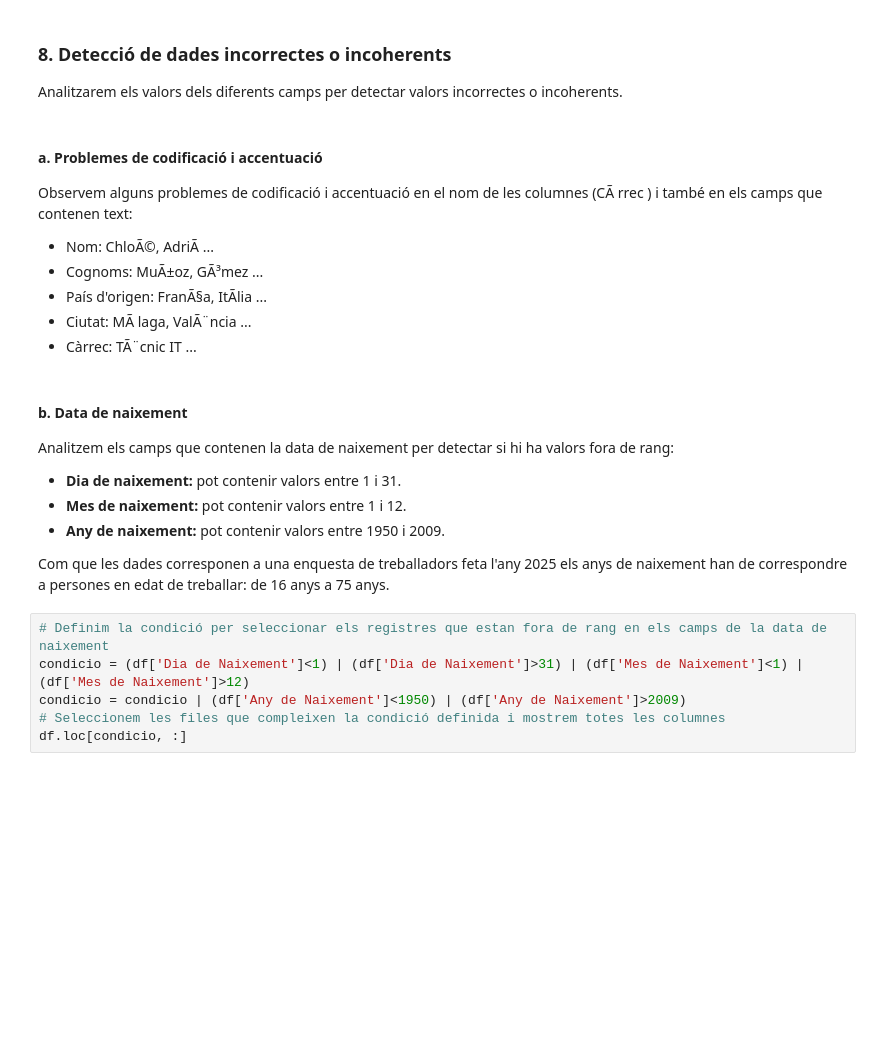
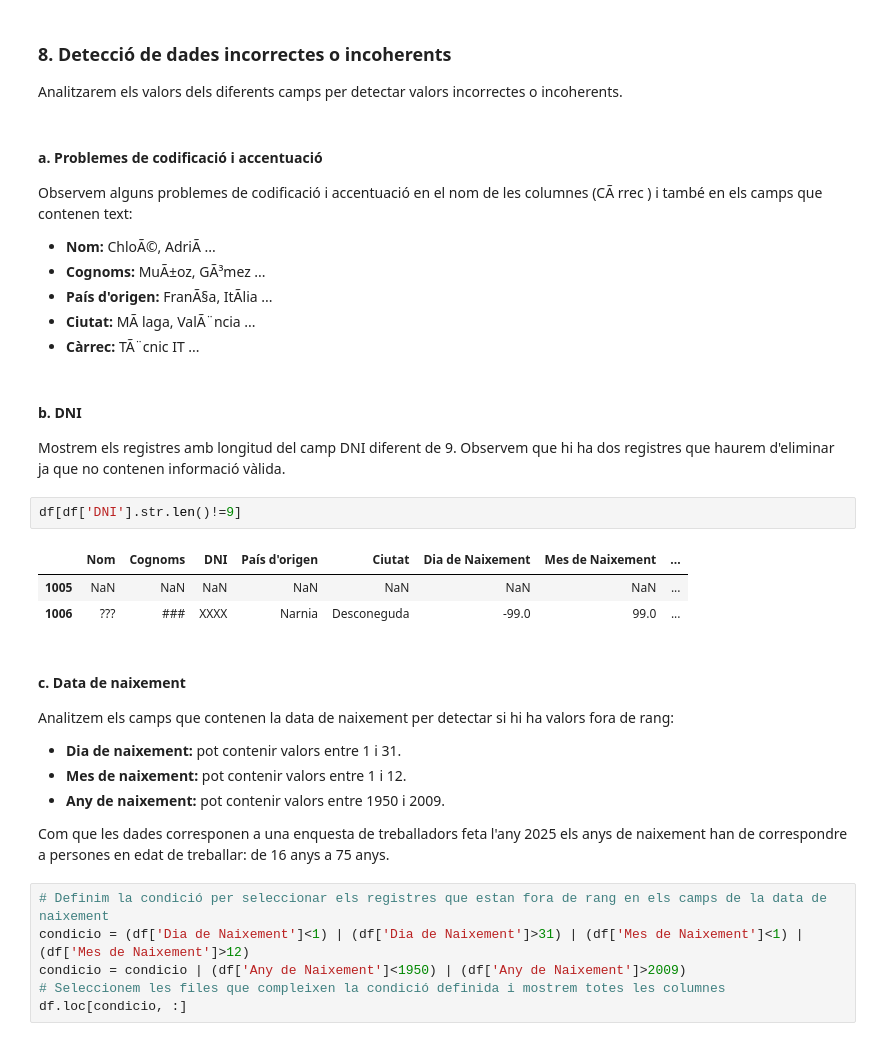
Before and after one commit to roser740/Data-Analytics, a Jupyter notebook: TASQUES S8/TS8_01_roser_carrera.ipynb, the cells around one changed output. Cells and saved outputs as stored; diff of their text form; blank space fills up the shorter version.

```diff
--- a/TASQUES S8/TS8_01_roser_carrera.ipynb
+++ b/TASQUES S8/TS8_01_roser_carrera.ipynb
@@ -247,13 +246,22 @@ Analitzarem els valors dels diferents camps per detectar valors incorrectes o in
 # %% [markdown]
 #### **a. Problemes de codificació i accentuació**
 Observem alguns problemes de codificació i accentuació en el nom de les columnes (CÃ rrec ) i també en els camps que contenen text:
-*   Nom: ChloÃ©, AdriÃ ...
-*   Cognoms: MuÃ±oz, GÃ³mez ...
-*   País d'origen: FranÃ§a, ItÃlia ...
-*   Ciutat: MÃ laga, ValÃ¨ncia ...
-*   Càrrec: TÃ¨cnic IT ...
+*   **Nom:** ChloÃ©, AdriÃ ...
+*   **Cognoms:** MuÃ±oz, GÃ³mez ...
+*   **País d'origen:** FranÃ§a, ItÃlia ...
+*   **Ciutat:** MÃ laga, ValÃ¨ncia ...
+*   **Càrrec:** TÃ¨cnic IT ...
+# %% [markdown]
+#### **b. DNI**
+Mostrem els registres amb longitud del camp DNI diferent de 9. Observem que hi ha dos registres que haurem d'eliminar ja que no contenen informació vàlida.
+# %%
+df[df['DNI'].str.len()!=9]
+# %% [output]
+|  | Nom | Cognoms | DNI | País d'origen | Ciutat | Dia de Naixement | Mes de Naixement | ... |
+| 1005 | NaN | NaN | NaN | NaN | NaN | NaN | NaN | ... |
+| 1006 | ??? | ### | XXXX | Narnia | Desconeguda | -99.0 | 99.0 | ... |
 # %% [markdown]
-#### **b. Data de naixement**
+#### **c. Data de naixement**
 Analitzem els camps que contenen la data de naixement per detectar si hi ha valors fora de rang:
 *   **Dia de naixement:** pot contenir valors entre 1 i 31.
 *   **Mes de naixement:** pot contenir valors entre 1 i 12.
```
Also changed, not shown: parts of 19 cells of this notebook.
